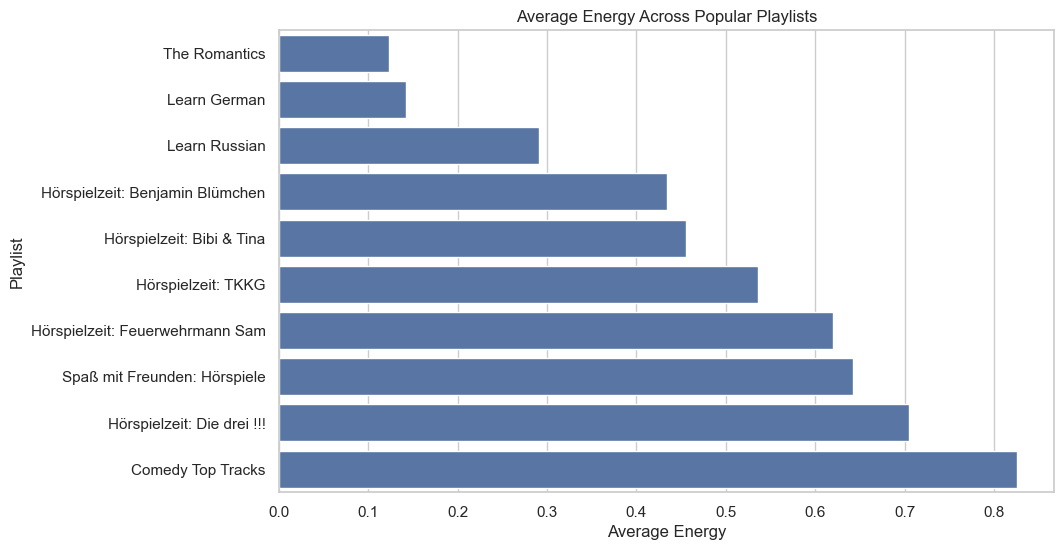
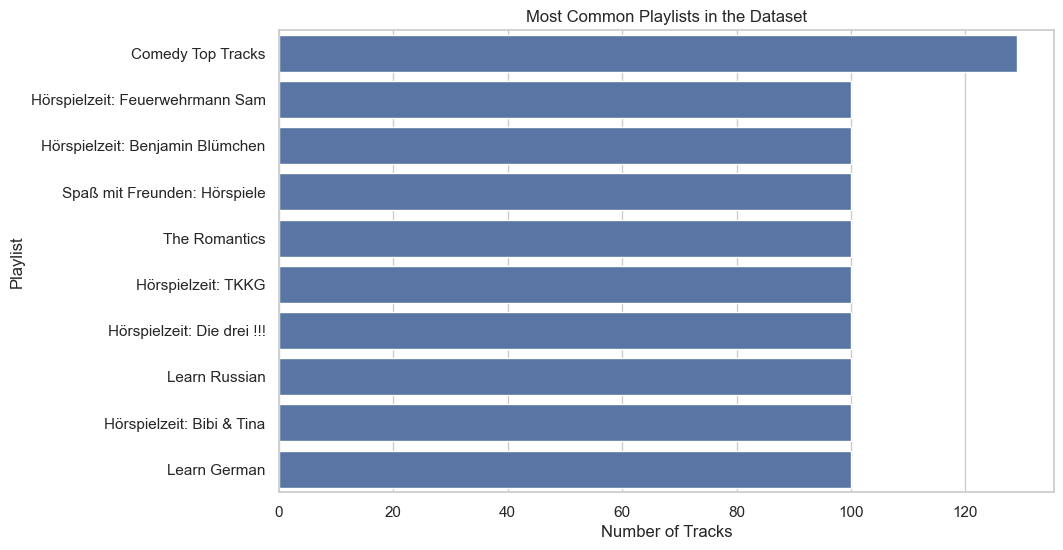
The notebook cell's code change between the first figure and the second:
--- before
+++ after
@@ -1,17 +1,17 @@
+top_playlists = (
+    tracks["playlist"]
+    .value_counts()
+    .head(10)
+)
+
 plt.figure(figsize=(10, 6))
 
-playlist_plot_sorted = playlist_plot.sort_values(
-    by="energy",
-    ascending=True
+sns.barplot(
+    x=top_playlists.values,
+    y=top_playlists.index
 )
 
-sns.barplot(
-    data=playlist_plot_sorted,
-    x="energy",
-    y="playlist"
-)
-
-plt.title("Average Energy Across Popular Playlists")
-plt.xlabel("Average Energy")
+plt.title("Most Common Playlists in the Dataset")
+plt.xlabel("Number of Tracks")
 plt.ylabel("Playlist")
 

Commit: Final Py3 Presentation